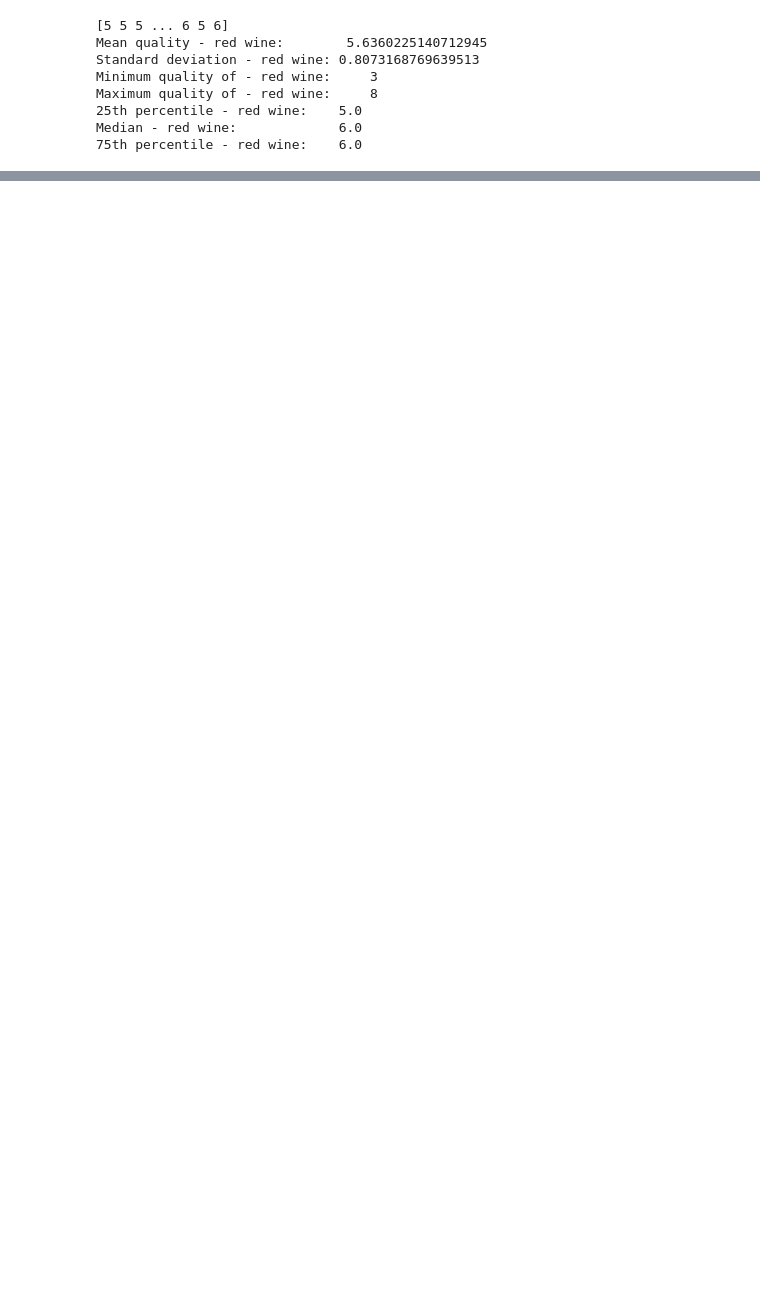
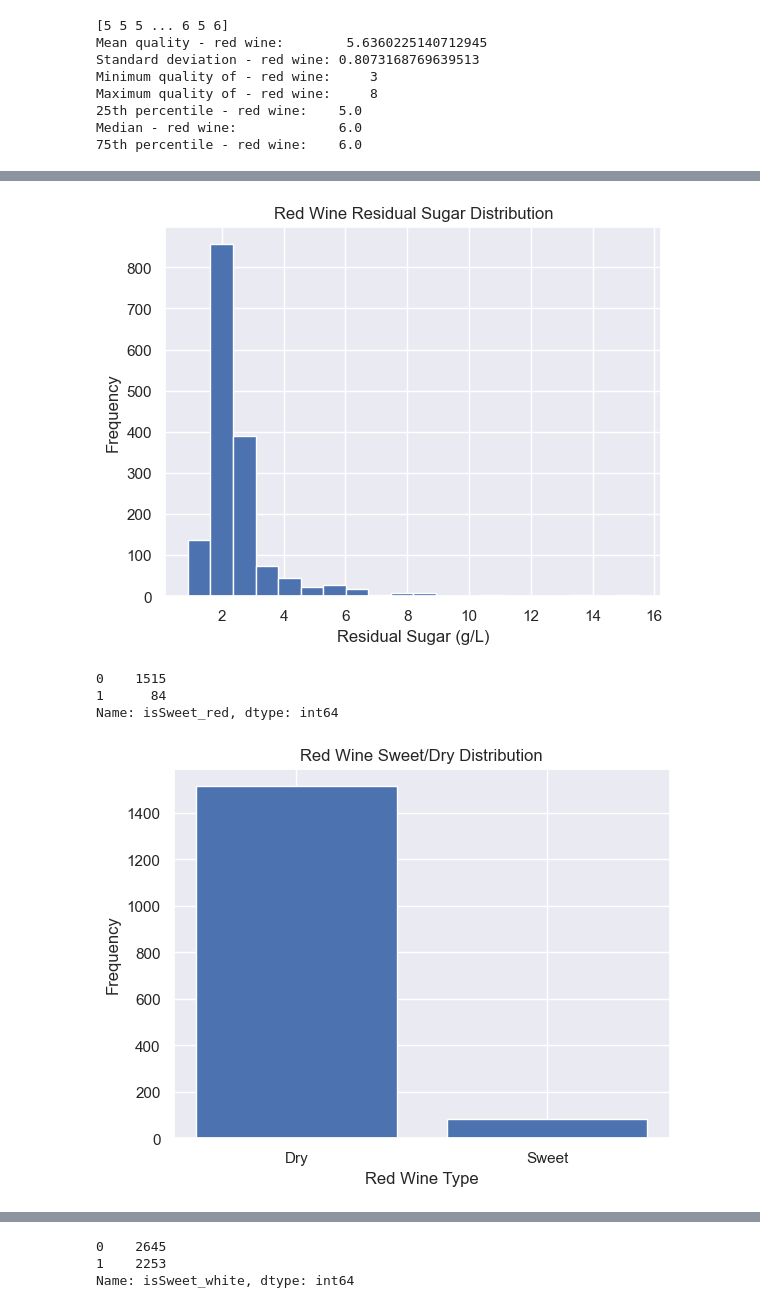
Before and after one commit to dayyanmirza/CSC2034DataScienceProject, a Jupyter notebook: CSC2034DataScienceProject.ipynb, the cells around one changed output, grey strips where cells are left out. Cells and saved outputs as stored; diff of their text form; code cells hidden in the pictures; blank space fills up the shorter version.

```diff
--- a/CSC2034DataScienceProject.ipynb
+++ b/CSC2034DataScienceProject.ipynb
@@ -118,0 +274,65 @@ plt.ylabel('number');
+# %%
+#Task 1D
+
+import pandas as pd
+import matplotlib.pyplot as plt
+
+# Load the red wine dataset into a pandas dataframe
+df_red = pd.read_csv('winequality-red.csv', sep=';')
+
+# Plot the histogram of the residual sugar variable for red wine
+plt.hist(df_red['residual sugar'], bins=20)
+plt.xlabel('Residual Sugar (g/L)')
+plt.ylabel('Frequency')
+plt.title('Red Wine Residual Sugar Distribution')
+plt.show()
+
+# Choose a threshold to separate sweet and dry red wines
+threshold_red = 5
+
+# Create a new binary variable called "isSweet_red" for red wine
+df_red['isSweet_red'] = (df_red['residual sugar'] > threshold_red).astype(int)
+
+# Check the distribution of the new variable for red wine
+print(df_red['isSweet_red'].value_counts())
+
+# Plot the distribution of sweet and dry red wines
+plt.bar([0, 1], df_red['isSweet_red'].value_counts())
+plt.xticks([0, 1], ['Dry', 'Sweet'])
+plt.xlabel('Red Wine Type')
+plt.ylabel('Frequency')
+plt.title('Red Wine Sweet/Dry Distribution')
+plt.show()
+
+# Load the white wine dataset into a pandas dataframe
+df_white = pd.read_csv('winequality-white.csv', sep=';')
+
+# Plot the histogram of the residual sugar variable for white wine
+plt.hist(df_white['residual sugar'], bins=20)
+plt.xlabel('Residual Sugar (g/L)')
+plt.ylabel('Frequency')
+plt.title('White Wine Residual Sugar Distribution')
+plt.show()
+
+# Choose a threshold to separate sweet and dry white wines
+threshold_white = 6
+
+# Create a new binary variable called "isSweet_white" for white wine
+df_white['isSweet_white'] = (df_white['residual sugar'] > threshold_white).astype(int)
+
+# Check the distribution of the new variable for white wine
+print(df_white['isSweet_white'].value_counts())
+
+# Plot the distribution of sweet and dry white wines
+plt.bar([0, 1], df_white['isSweet_white'].value_counts())
+plt.xticks([0, 1], ['Dry', 'Sweet'])
+plt.xlabel('White Wine Type')
+plt.ylabel('Frequency')
+plt.title('White Wine Sweet/Dry Distribution')
+plt.show()
+# %% [output]
+[figure, added]
+0    1515
+1      84
+Name: isSweet_red, dtype: int64
+[figure, added]
@@ -118,0 +340,3 @@ plt.ylabel('number');
+0    2645
+1    2253
+Name: isSweet_white, dtype: int64
```
Also changed, not shown: parts of 23 cells of this notebook, 2 other files.
